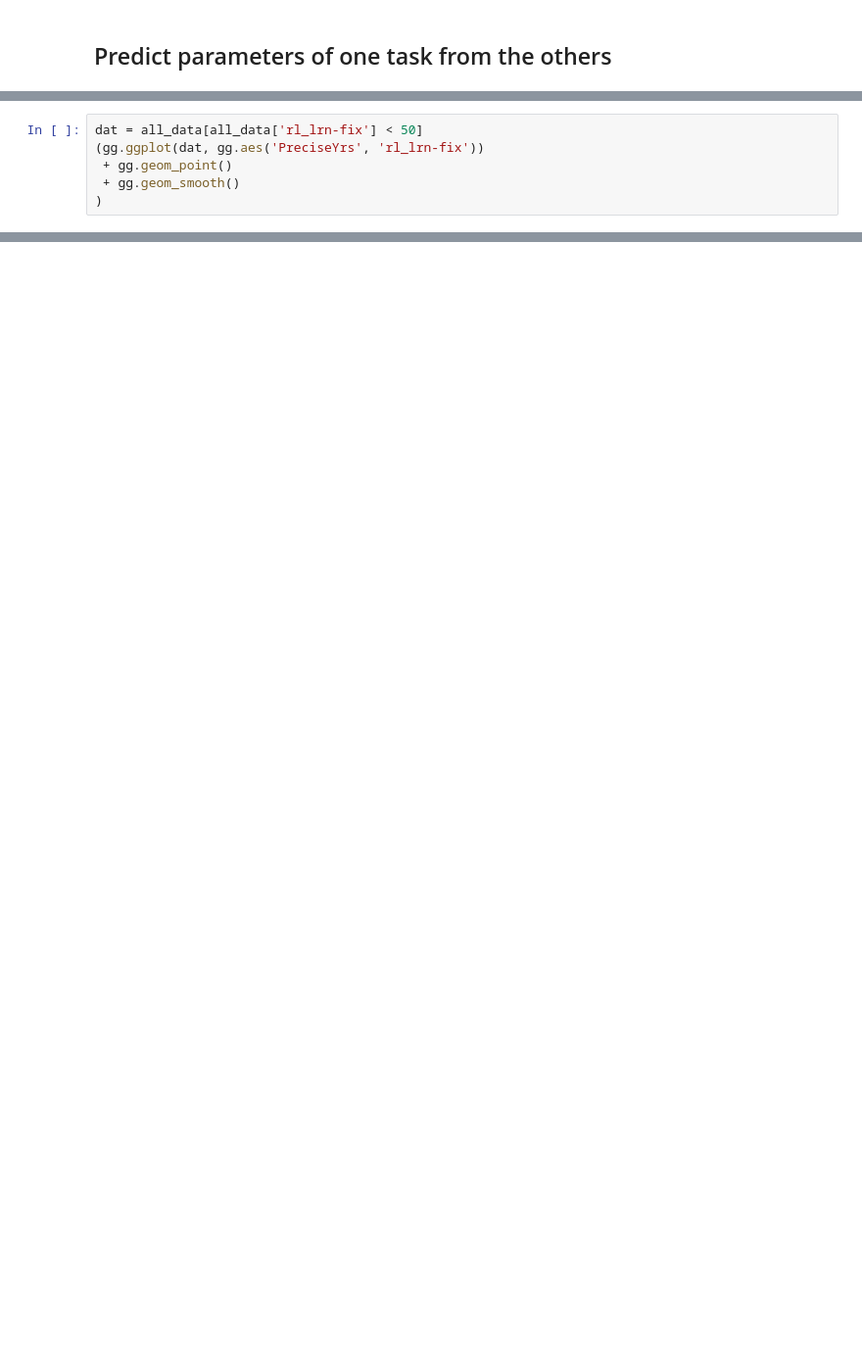
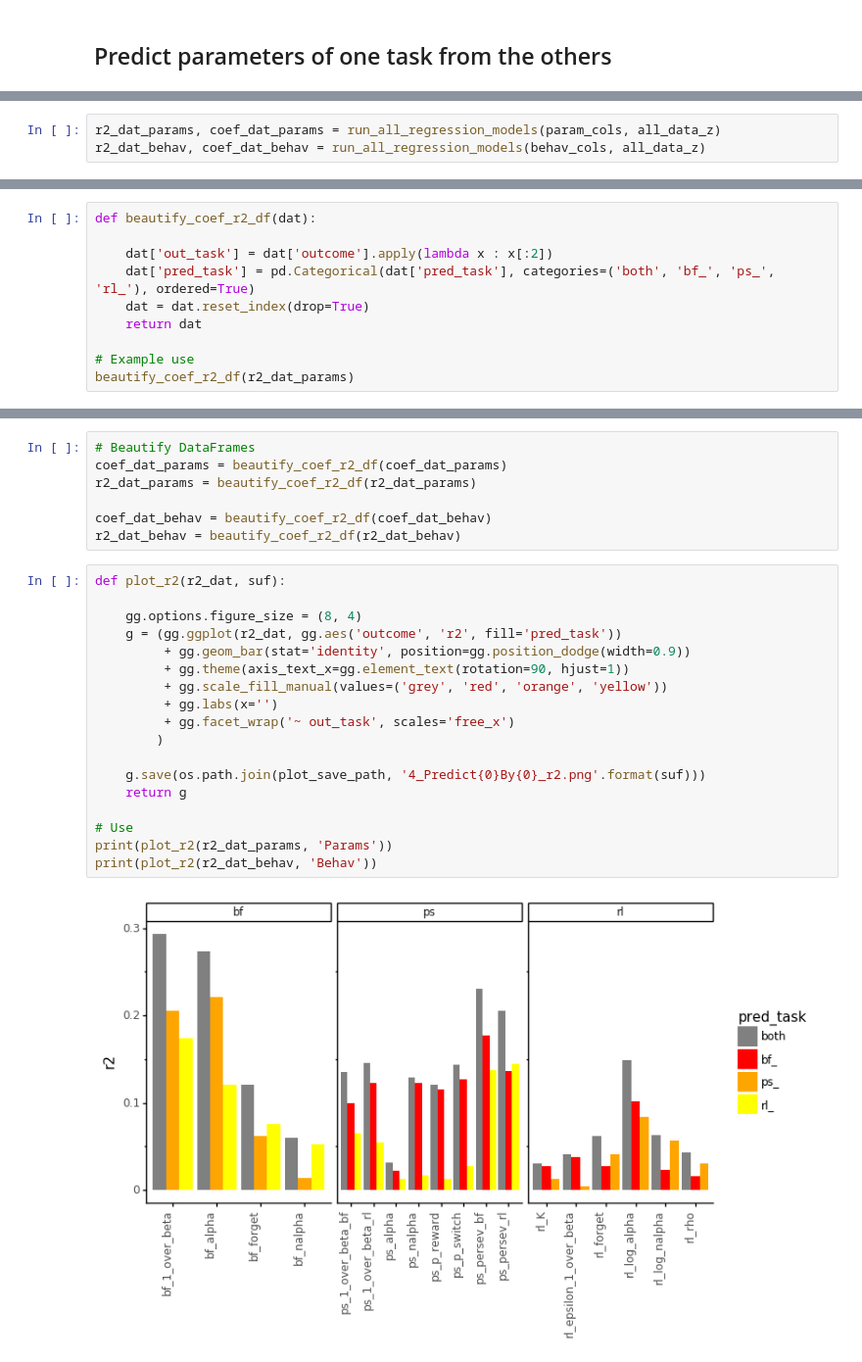
Before and after one commit to MariaEckstein/SLCN, a Jupyter notebook: models/MetaSLCN-7Plot4PredictTasksFromEachOther.ipynb, the cells around one changed output, grey strips where cells are left out. Shown at 98% size. Cells and saved outputs as stored; diff of their text form; blank space fills up the shorter version.

```diff
--- a/models/MetaSLCN-7Plot4PredictTasksFromEachOther.ipynb
+++ b/models/MetaSLCN-7Plot4PredictTasksFromEachOther.ipynb
@@ -927,6 +33,0 @@ dat = all_data#[all_data['rl_lrn-fix'] < 50]
-# %%
-dat = all_data[all_data['rl_lrn-fix'] < 50]
-(gg.ggplot(dat, gg.aes('PreciseYrs', 'rl_lrn-fix'))
- + gg.geom_point()
- + gg.geom_smooth()
-)
@@ -944,0 +125,3 @@ dat = all_data[all_data['rl_lrn-fix'] < 50]
+# %%
+r2_dat_params, coef_dat_params = run_all_regression_models(param_cols, all_data_z)
+r2_dat_behav, coef_dat_behav = run_all_regression_models(behav_cols, all_data_z)
@@ -944,0 +171,10 @@ dat = all_data[all_data['rl_lrn-fix'] < 50]
+# %%
+def beautify_coef_r2_df(dat):
+
+    dat['out_task'] = dat['outcome'].apply(lambda x : x[:2])
+    dat['pred_task'] = pd.Categorical(dat['pred_task'], categories=('both', 'bf_', 'ps_', 'rl_'), ordered=True)
+    dat = dat.reset_index(drop=True)
+    return dat
+
+# Example use
+beautify_coef_r2_df(r2_dat_params)
@@ -944,0 +199,27 @@ dat = all_data[all_data['rl_lrn-fix'] < 50]
+# %%
+# Beautify DataFrames
+coef_dat_params = beautify_coef_r2_df(coef_dat_params)
+r2_dat_params = beautify_coef_r2_df(r2_dat_params)
+
+coef_dat_behav = beautify_coef_r2_df(coef_dat_behav)
+r2_dat_behav = beautify_coef_r2_df(r2_dat_behav)
+# %%
+def plot_r2(r2_dat, suf):
+
+    gg.options.figure_size = (8, 4)
+    g = (gg.ggplot(r2_dat, gg.aes('outcome', 'r2', fill='pred_task'))
+         + gg.geom_bar(stat='identity', position=gg.position_dodge(width=0.9))
+         + gg.theme(axis_text_x=gg.element_text(rotation=90, hjust=1))
+         + gg.scale_fill_manual(values=('grey', 'red', 'orange', 'yellow'))
+         + gg.labs(x='')
+         + gg.facet_wrap('~ out_task', scales='free_x')
+        )
+
+    g.save(os.path.join(plot_save_path, '4_Predict{0}By{0}_r2.png'.format(suf)))
+    return g
+
+# Use
+print(plot_r2(r2_dat_params, 'Params'))
+print(plot_r2(r2_dat_behav, 'Behav'))
+# %% [output]
+[figure, added]
```
Also changed, not shown: parts of 109 cells of this notebook, 18 other files.
